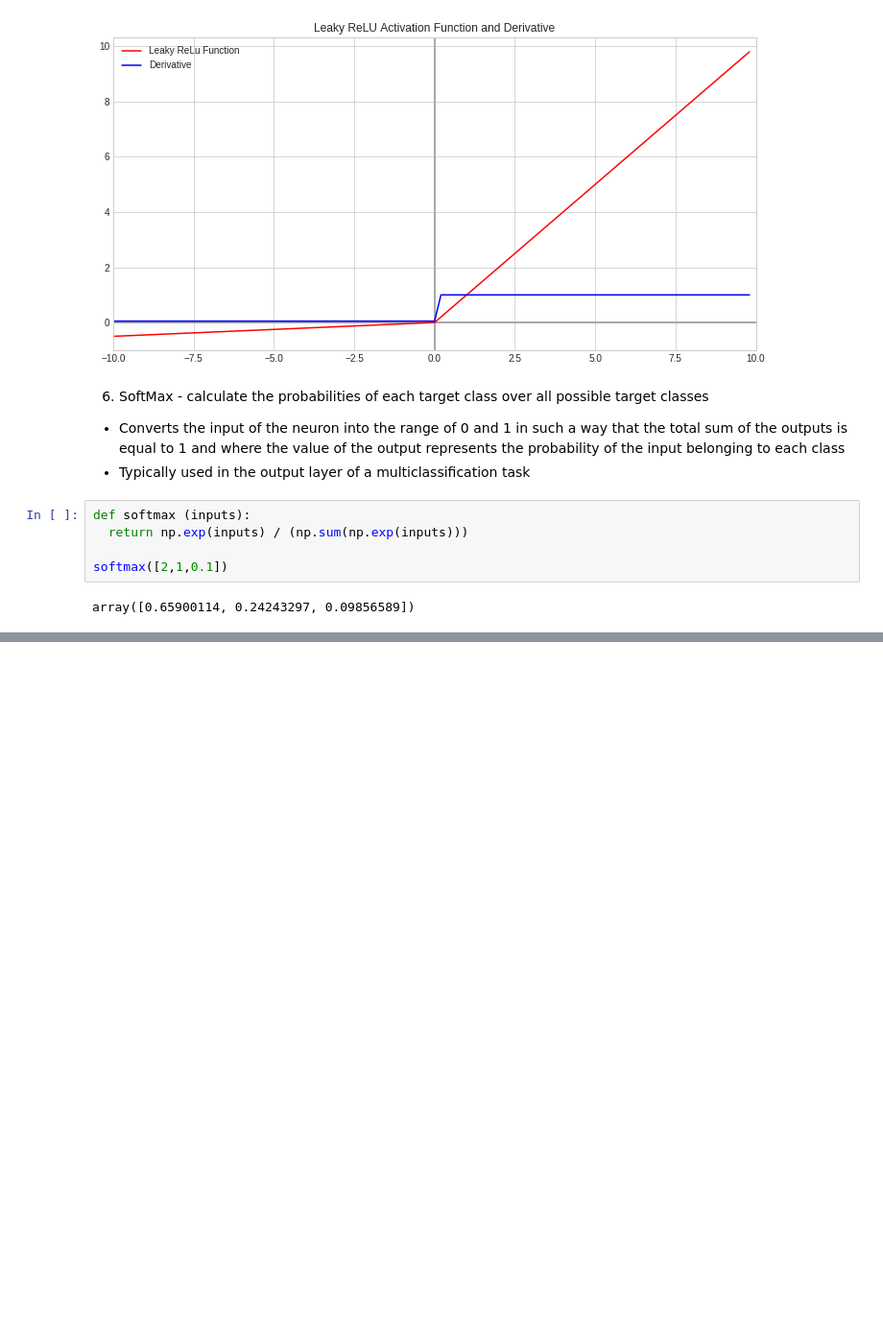
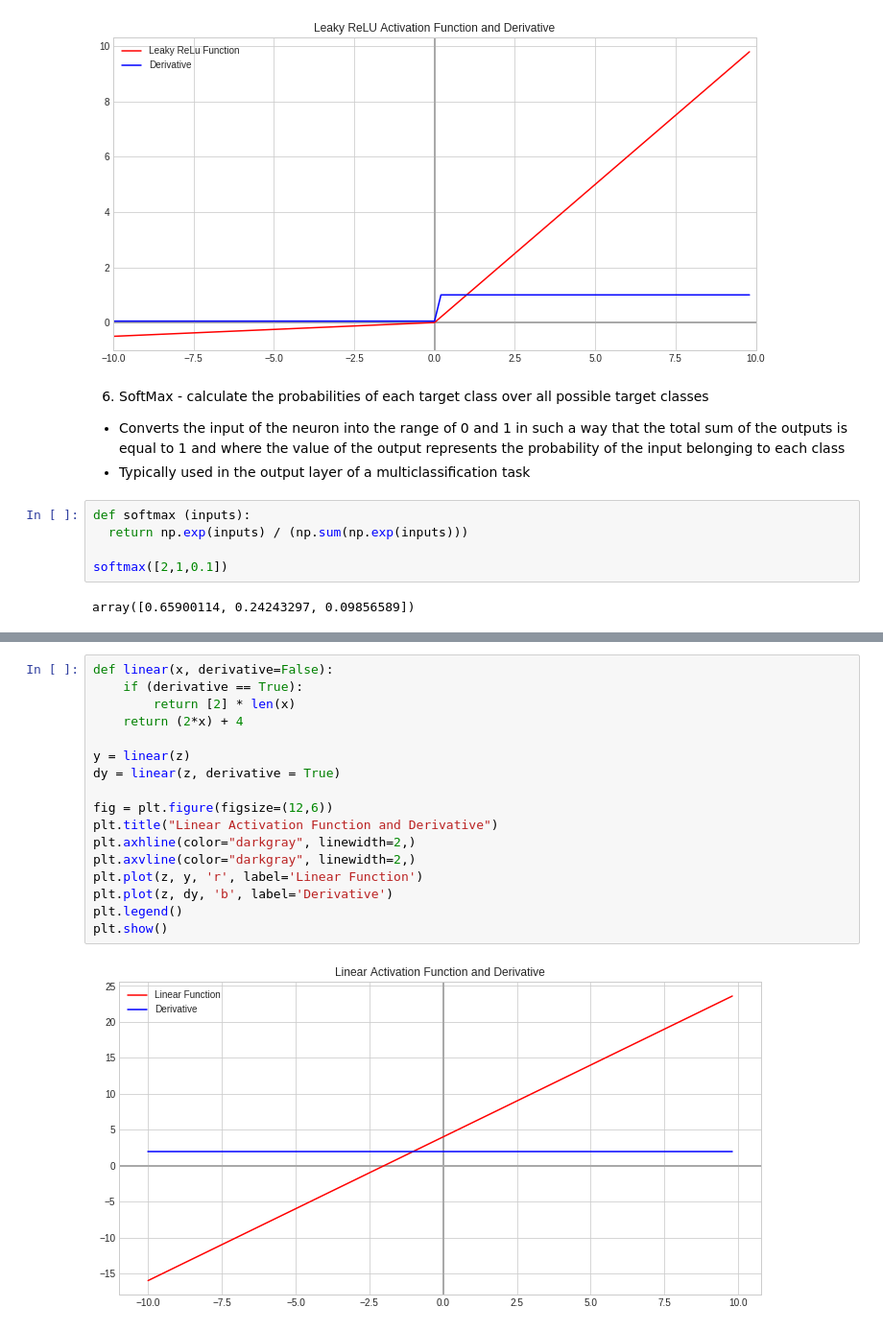
Before and after one commit to kpokrass/review, a Jupyter notebook: Activation_functions.ipynb, the cells around one changed output, grey strips where cells are left out. Shown: that part at 96% size. Saved outputs shown, nothing was run; the diff lists cells and outputs as text; blank space fills up the shorter version.

Commit message:
added linear function

```diff
--- a/Activation_functions.ipynb
+++ b/Activation_functions.ipynb
@@ -236,0 +243,19 @@ array([0.65900114, 0.24243297, 0.09856589])
+# %%
+def linear(x, derivative=False):
+    if (derivative == True):
+        return [2] * len(x)
+    return (2*x) + 4
+
+y = linear(z)
+dy = linear(z, derivative = True)
+
+fig = plt.figure(figsize=(12,6))
+plt.title("Linear Activation Function and Derivative")
+plt.axhline(color="darkgray", linewidth=2,)
+plt.axvline(color="darkgray", linewidth=2,)
+plt.plot(z, y, 'r', label='Linear Function')
+plt.plot(z, dy, 'b', label='Derivative')
+plt.legend()
+plt.show()
+# %% [output]
+[figure, added]
```
Also changed, not shown: parts of 1 cell of this notebook.
